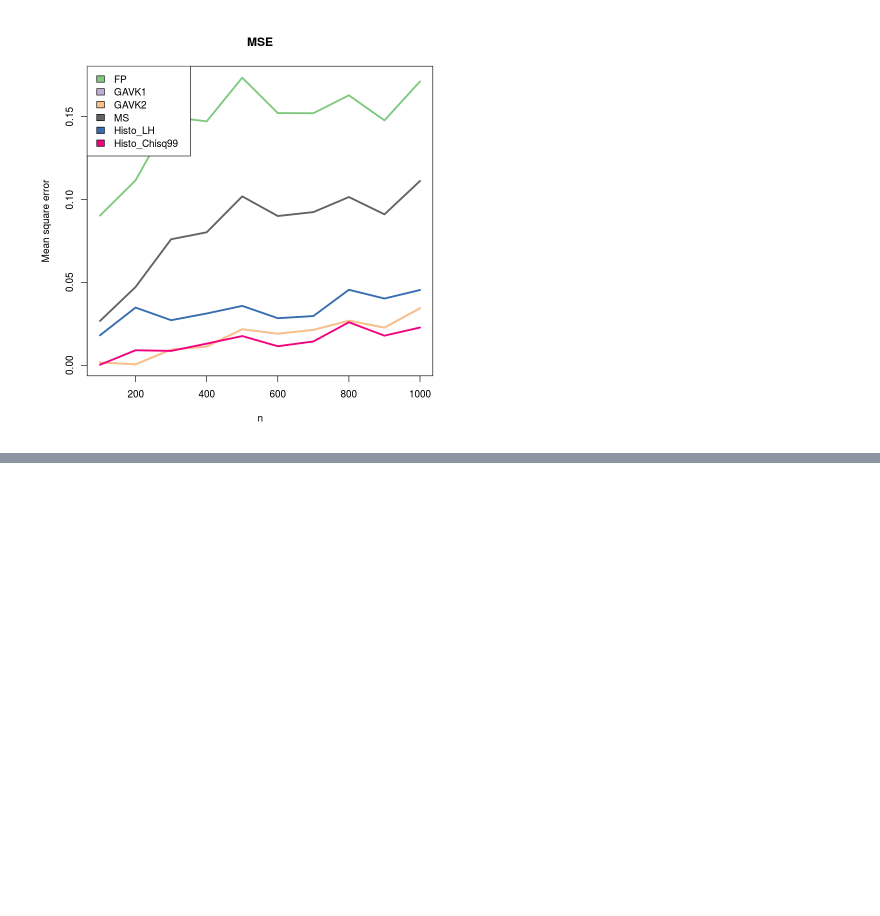
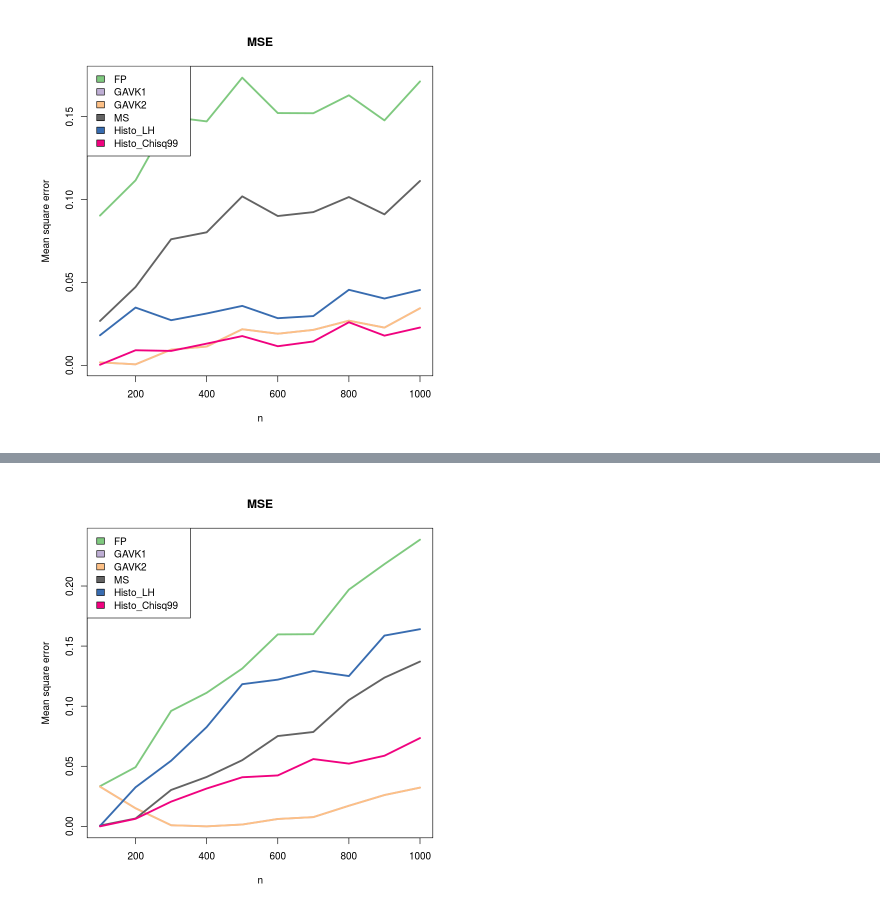
Before and after one commit to leizan/Compare-CMI_Histo-and-CMI_kNN, a Jupyter notebook: Experiment lists.ipynb, the cells around one changed output, grey strips where cells are left out. Saved outputs shown, nothing was run; the diff lists cells and outputs as text; code cells hidden in the pictures; blank space fills up the shorter version.

```diff
--- a/Experiment lists.ipynb
+++ b/Experiment lists.ipynb
@@ -255,0 +361,16 @@ draw_MSE(res=res_EX2.a)
+# %%
+EX2.d = function(n){
+    x = runif(n, min=0, max=4)
+    y = rnorm(n)
+    z = rep(0,n)
+    for(i in 1:n){
+        z[i] = x[i]^2 + 4*y[i]^2 + rnorm(1)
+    }
+    return(data.frame(x,y,z))
+}
+# %%
+res_EX2.d  = experTrigger(exper=EX2.d, xind=c(1), yind=c(2), zinds=c(3), isCat=c(), trueI=0)
+# %%
+draw_MSE(res=res_EX2.d)
+# %% [output]
+[figure, added]
```
Also changed, not shown: parts of 59 cells of this notebook.
